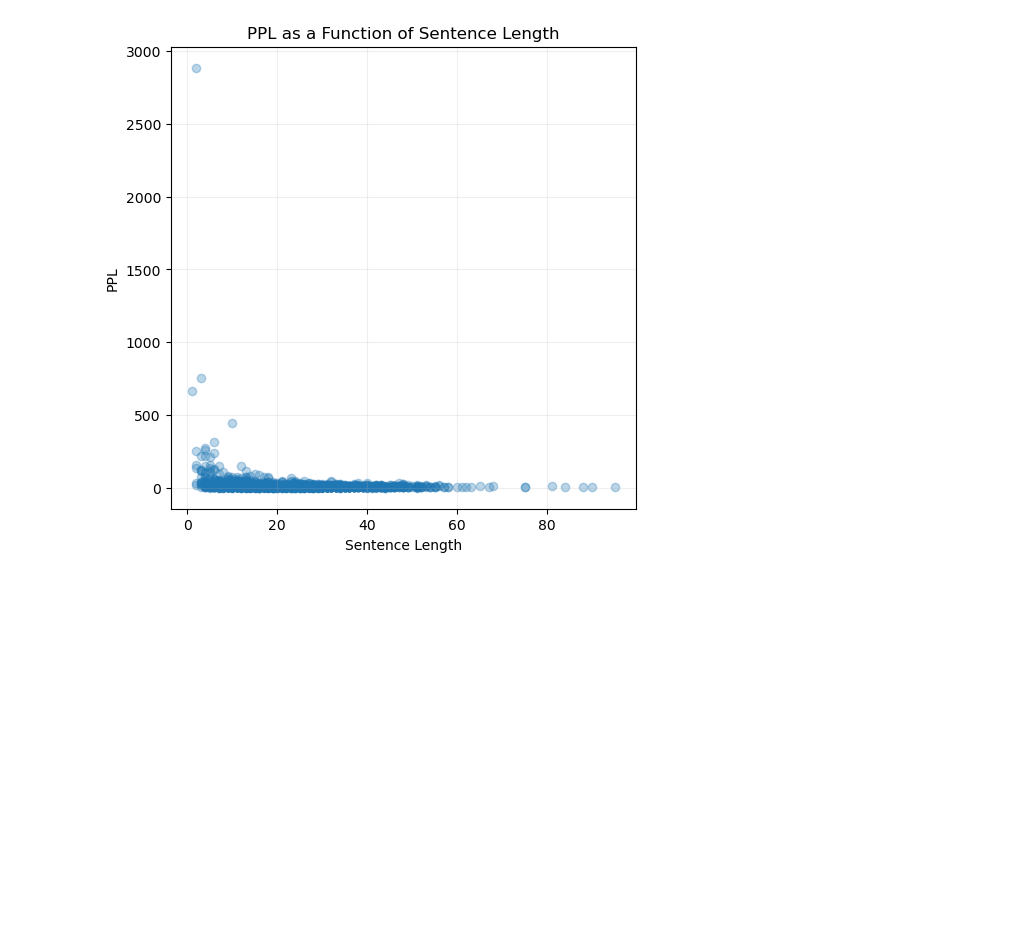
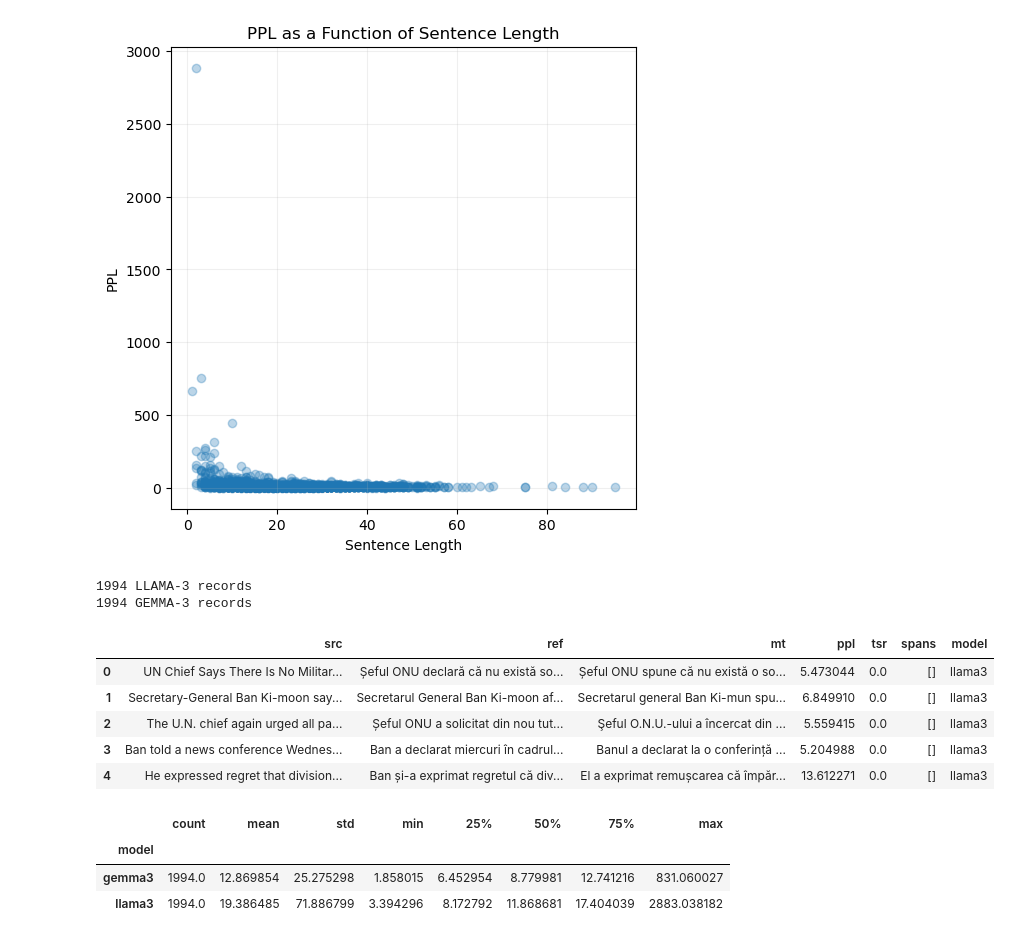
Before and after one commit to rtudorache/mt-lab-project, a Jupyter notebook: 02_ppl_analysis.ipynb, the cells around one changed output. Drawn from its saved outputs; the diff is of its cells as text; code cells hidden in the pictures; blank space fills up the shorter version.

Commit message:
Add gemma 3 model

```diff
--- a/02_ppl_analysis.ipynb
+++ b/02_ppl_analysis.ipynb
@@ -5,6 +5,11 @@ import matplotlib.pyplot as plt
 from pathlib import Path
 from tabulate import tabulate
 
-DATA_PATH = Path("experiments/baseline/translationese.jsonl")
-records = [json.loads(l) for l in open(DATA_PATH, "r", encoding="utf8")]
-len(records)
+LLAMA_3_LATEST = "llama3:latest"
+GEMMA3 = "gemma3:4b"
+
+LLAMA_3_TRANSLATIONESE_PATH = Path("experiments/baseline/LLAMA_3_translationese.jsonl")
+GEMMA_3_TRANSLATIONESE_PATH = Path("experiments/baseline/GEMMA_3_translationese.jsonl")
+
+llama_3_records = [json.loads(l) for l in open(LLAMA_3_TRANSLATIONESE_PATH, "r", encoding="utf8")]
+gemma_3_records = [json.loads(l) for l in open(GEMMA_3_TRANSLATIONESE_PATH, "r", encoding="utf8")]
@@ -125,3 +139,60 @@ plt.show()
 # %% [output]
 Correlation between sentence length and PPL: -0.1335853551494939
 [figure]
+# %%
+# ----------------------------------------------
+# 1. Imports
+# ----------------------------------------------
+import json
+from pathlib import Path
+import pandas as pd
+import numpy as np
+import matplotlib.pyplot as plt
+import seaborn as sns
+
+LLAMA_3_TRANSLATIONESE_PATH = Path("experiments/baseline/LLAMA_3_translationese.jsonl")
+GEMMA_3_TRANSLATIONESE_PATH = Path("experiments/baseline/GEMMA_3_translationese.jsonl")
+
+# ----------------------------------------------
+# 2. Load the records
+# ----------------------------------------------
+def load_jsonl(path):
+    with open(path, "r", encoding="utf8") as f:
+        return [json.loads(line) for line in f]
+
+llama_3_records = load_jsonl(LLAMA_3_TRANSLATIONESE_PATH)
+gemma_3_records = load_jsonl(GEMMA_3_TRANSLATIONESE_PATH)
+
+print(len(llama_3_records), "LLAMA-3 records")
+print(len(gemma_3_records), "GEMMA-3 records")
+
+# ----------------------------------------------
+# 3. Convert to DataFrame for easier analysis
+# ----------------------------------------------
+df_llama = pd.DataFrame(llama_3_records)
+df_gemma = pd.DataFrame(gemma_3_records)
+
+df_llama["model"] = "llama3"
+df_gemma["model"] = "gemma3"
+
+df_all = pd.concat([df_llama, df_gemma], ignore_index=True)
+
+df_all.head()
+# %% [output]
+1994 LLAMA-3 records
+1994 GEMMA-3 records
+|  | src | ref | mt | ppl | tsr | spans | model |
+| 0 | UN Chief Says There Is No Militar... | Șeful ONU declară că nu există so... | Șeful ONU spune că nu există o so... | 5.473044 | 0.0 | [] | llama3 |
+| 1 | Secretary-General Ban Ki-moon say... | Secretarul General Ban Ki-moon af... | Secretarul general Ban Ki-mun spu... | 6.849910 | 0.0 | [] | llama3 |
+| 2 | The U.N. chief again urged all pa... | Șeful ONU a solicitat din nou tut... | Şeful O.N.U.-ului a încercat din ... | 5.559415 | 0.0 | [] | llama3 |
+| 3 | Ban told a news conference Wednes... | Ban a declarat miercuri în cadrul... | Banul a declarat la o conferință ... | 5.204988 | 0.0 | [] | llama3 |
+| 4 | He expressed regret that division... | Ban și-a exprimat regretul că div... | El a exprimat remușcarea că împăr... | 13.612271 | 0.0 | [] | llama3 |
+# %%
+# PPL summary statistics
+desc = df_all.groupby("model")["ppl"].describe()
+desc
+# %% [output]
+|  | count | mean | std | min | 25% | 50% | 75% | max |
+| model |  |  |  |  |  |  |  |  |
+| gemma3 | 1994.0 | 12.869854 | 25.275298 | 1.858015 | 6.452954 | 8.779981 | 12.741216 | 831.060027 |
+| llama3 | 1994.0 | 19.386485 | 71.886799 | 3.394296 | 8.172792 | 11.868681 | 17.404039 | 2883.038182 |
```
Also changed, not shown: parts of 10 cells of this notebook, 5 other files.
